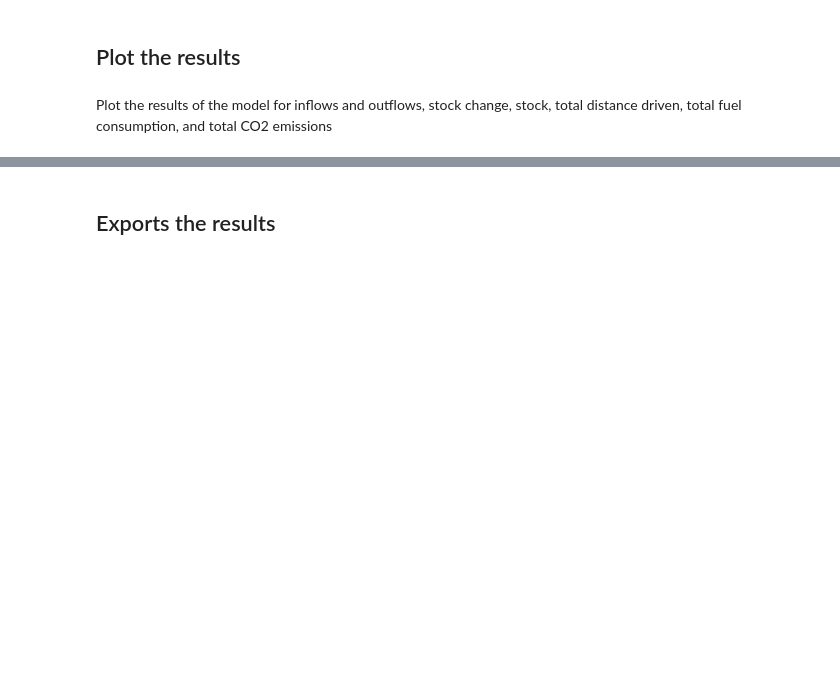
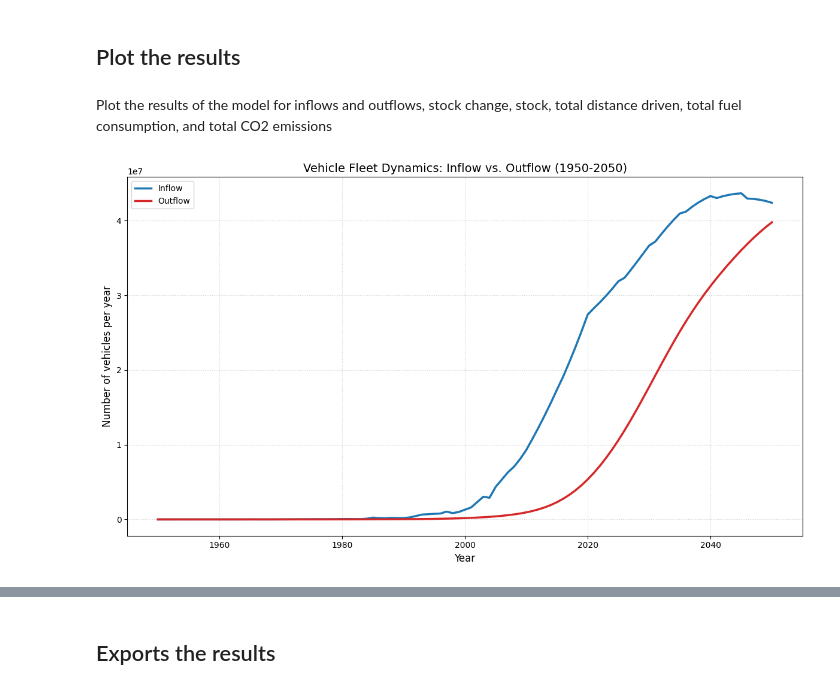
Before and after one commit to juliettegau/TEP4290-juliette, a Jupyter notebook: Warm_up_14_chinese_vehicle_fleet/Warm_up_14_Vehicle_Stock_China.ipynb, the cells around one changed output, grey strips where cells are left out. Cells and saved outputs as stored; diff of their text form; code cells hidden in the pictures; blank space fills up the shorter version.

```diff
--- a/Warm_up_14_chinese_vehicle_fleet/Warm_up_14_Vehicle_Stock_China.ipynb
+++ b/Warm_up_14_chinese_vehicle_fleet/Warm_up_14_Vehicle_Stock_China.ipynb
@@ -171,0 +182,12 @@ Perform the calculations for distance driven, fuel consumption and CO2 emissions
+# %%
+# car per 1000 people = data["Stock"] / data["Population"] * 1000
+data["cars per 1000 people"] = data["Stock"] / data["Population"] * 1000
+
+# Total direct CO2 emissions (billion/km year) = data["Stock"] * data["Kilometrage per vehicle"] / 1e9
+data["Total direct CO2 emissions"] = data["Stock"] * data["Kilometrage per vehicle"] / 1e9
+
+# total fuel consumption (million liters/year) = einsum(tc,c)
+data["Total gasoline consumend"] = np.einsum('tc,c->t', stock_tc, data["Fuel efficiency"].values / 100) * data["Kilometrage per vehicle"].values / 1e6
+
+# total carbon emissions (Mt/year) = data["Total fuel consumption"] * data["Carbon Intensity"] / 1e6
+data["Total direct CO2 emissions"] = (data["Total gasoline consumend"] * data["Carbon intensity"].values) / 1000
@@ -173,3 +198,34 @@ Perform the calculations for distance driven, fuel consumption and CO2 emissions
 ## Plot the results
 # %% [markdown]
 Plot the results of the model for inflows and outflows, stock change, stock, total distance driven, total fuel consumption, and total CO2 emissions
+# %%
+# Inflows and outflows
+plt.figure(figsize=(12, 7))
+
+# Plot Inflow
+plt.plot(data["Time"], data["Inflow"],
+         color="#1f77b4", linewidth=2.5, label="Inflow")
+
+# Plot Outflow
+plt.plot(data["Time"], data["Outflow"],
+         color="#d62728", linewidth=2.5, label="Outflow")
+
+
+
+# Formatting the plot
+plt.title("Vehicle Fleet Dynamics: Inflow vs. Outflow (1950-2050)", fontsize=14)
+plt.xlabel("Year", fontsize=12)
+plt.ylabel("Number of vehicles per year", fontsize=12)
+
+# Add grid and legend
+plt.grid(True, linestyle=':', alpha=0.6)
+plt.legend(loc='upper left')
+
+# Adjust layout and show
+plt.tight_layout()
+
+# save the figure
+plt.savefig("Vehicle_Inflow_Outflow.png", dpi=300)
+plt.show()
+# %% [output]
+[figure, added]
```
Also changed, not shown: parts of 10 cells of this notebook, 6 other files.
